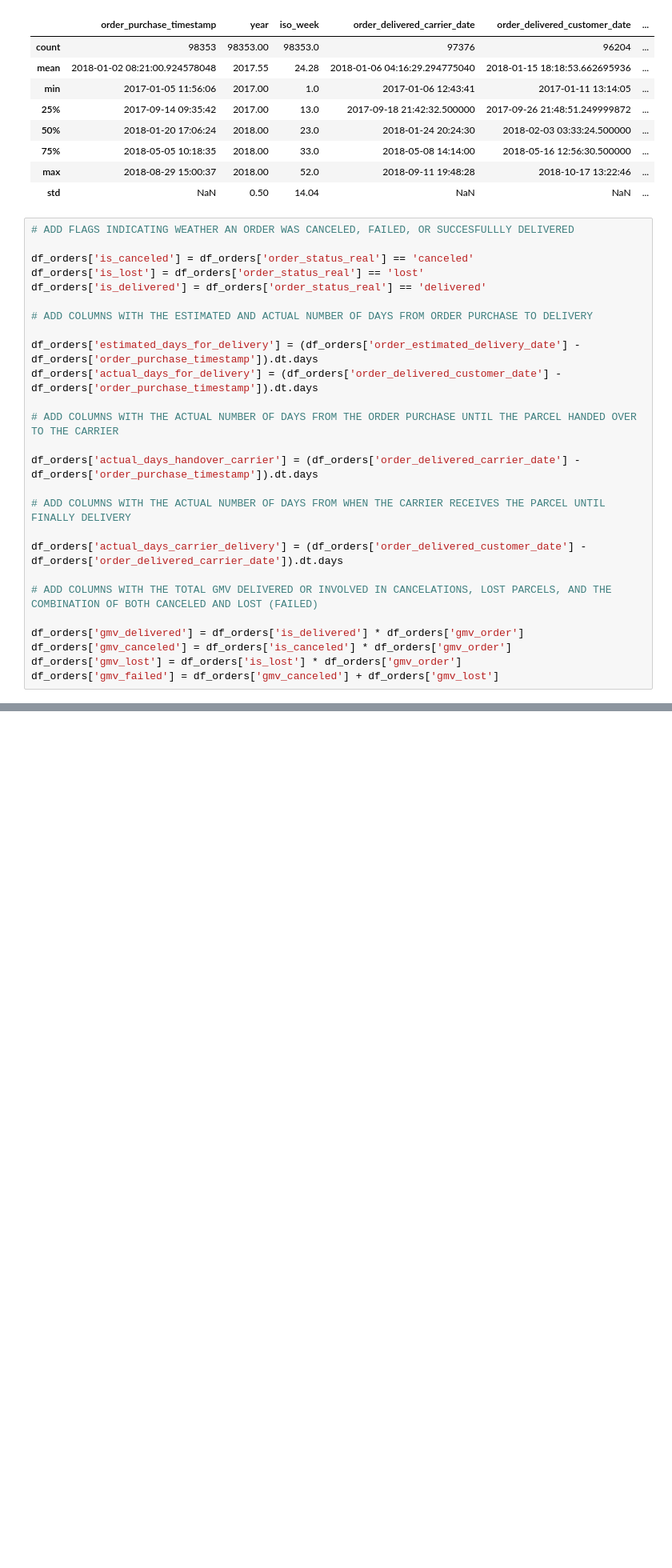
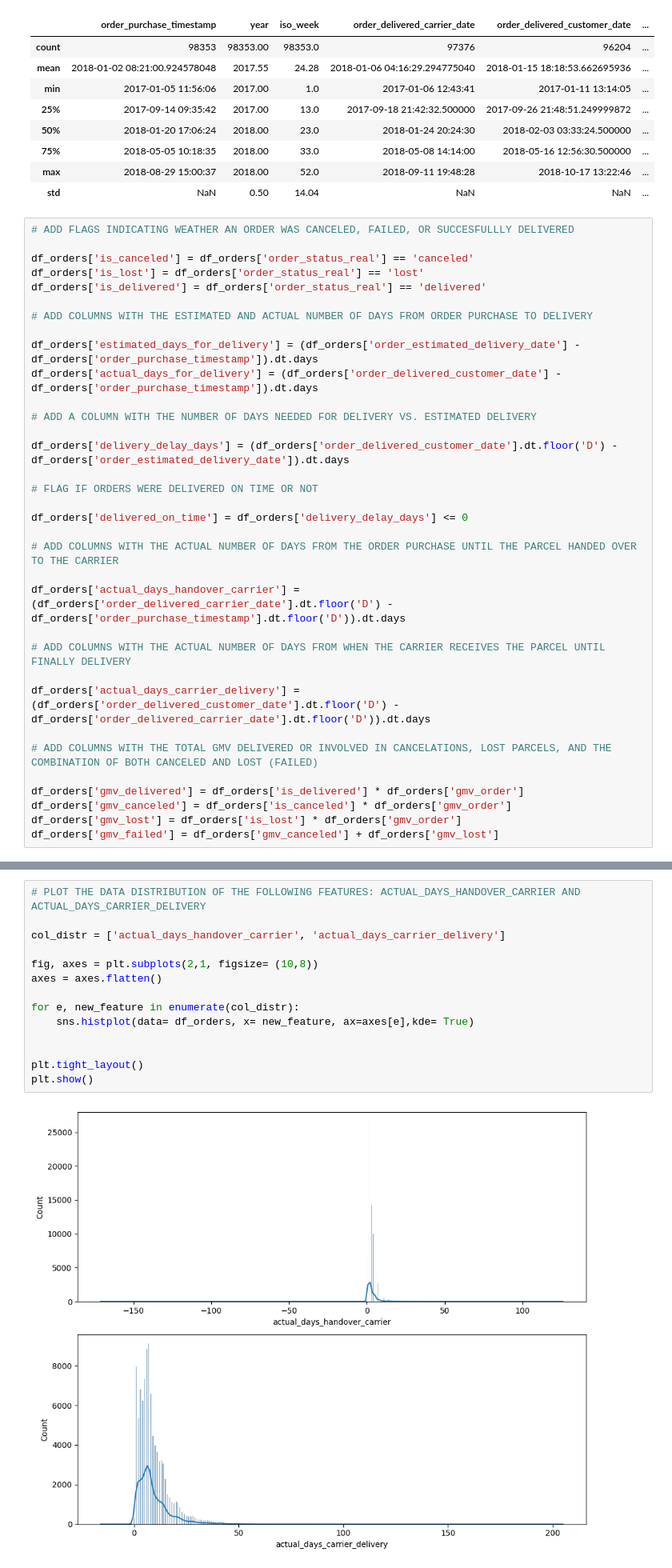
Before and after one commit to alfalfal/business_performance_analysis, a Jupyter notebook: EDA-and-modeling.ipynb, the cells around one changed output, grey strips where cells are left out. Shown at 80% size. Cells and saved outputs as stored; diff of their text form; blank space fills up the shorter version.

Commit message:
added extra featur engineering to df_orders

```diff
--- a/EDA-and-modeling.ipynb
+++ b/EDA-and-modeling.ipynb
@@ -811,13 +811,21 @@ df_orders['is_delivered'] = df_orders['order_status_real'] == 'delivered'
 df_orders['estimated_days_for_delivery'] = (df_orders['order_estimated_delivery_date'] - df_orders['order_purchase_timestamp']).dt.days
 df_orders['actual_days_for_delivery'] = (df_orders['order_delivered_customer_date'] - df_orders['order_purchase_timestamp']).dt.days
 
+# ADD A COLUMN WITH THE NUMBER OF DAYS NEEDED FOR DELIVERY VS. ESTIMATED DELIVERY
+
+df_orders['delivery_delay_days'] = (df_orders['order_delivered_customer_date'].dt.floor('D') - df_orders['order_estimated_delivery_date']).dt.days
+
+# FLAG IF ORDERS WERE DELIVERED ON TIME OR NOT
+
+df_orders['delivered_on_time'] = df_orders['delivery_delay_days'] <= 0
+
 # ADD COLUMNS WITH THE ACTUAL NUMBER OF DAYS FROM THE ORDER PURCHASE UNTIL THE PARCEL HANDED OVER TO THE CARRIER
 
-df_orders['actual_days_handover_carrier'] = (df_orders['order_delivered_carrier_date'] - df_orders['order_purchase_timestamp']).dt.days
+df_orders['actual_days_handover_carrier'] = (df_orders['order_delivered_carrier_date'].dt.floor('D') - df_orders['order_purchase_timestamp'].dt.floor('D')).dt.days
 
 # ADD COLUMNS WITH THE ACTUAL NUMBER OF DAYS FROM WHEN THE CARRIER RECEIVES THE PARCEL UNTIL FINALLY DELIVERY
 
-df_orders['actual_days_carrier_delivery'] = (df_orders['order_delivered_customer_date'] - df_orders['order_delivered_carrier_date']).dt.days
+df_orders['actual_days_carrier_delivery'] = (df_orders['order_delivered_customer_date'].dt.floor('D') - df_orders['order_delivered_carrier_date'].dt.floor('D')).dt.days
 
 # ADD COLUMNS WITH THE TOTAL GMV DELIVERED OR INVOLVED IN CANCELATIONS, LOST PARCELS, AND THE COMBINATION OF BOTH CANCELED AND LOST (FAILED)
 
@@ -837,0 +846,16 @@ df_orders.head(3)
+# %%
+# PLOT THE DATA DISTRIBUTION OF THE FOLLOWING FEATURES: ACTUAL_DAYS_HANDOVER_CARRIER AND ACTUAL_DAYS_CARRIER_DELIVERY
+
+col_distr = ['actual_days_handover_carrier', 'actual_days_carrier_delivery']
+
+fig, axes = plt.subplots(2,1, figsize= (10,8))
+axes = axes.flatten()
+
+for e, new_feature in enumerate(col_distr):
+    sns.histplot(data= df_orders, x= new_feature, ax=axes[e],kde= True)
+
+
+plt.tight_layout()
+plt.show()
+# %% [output]
+[figure, added]
```
Also changed, not shown: parts of 8 cells of this notebook.
